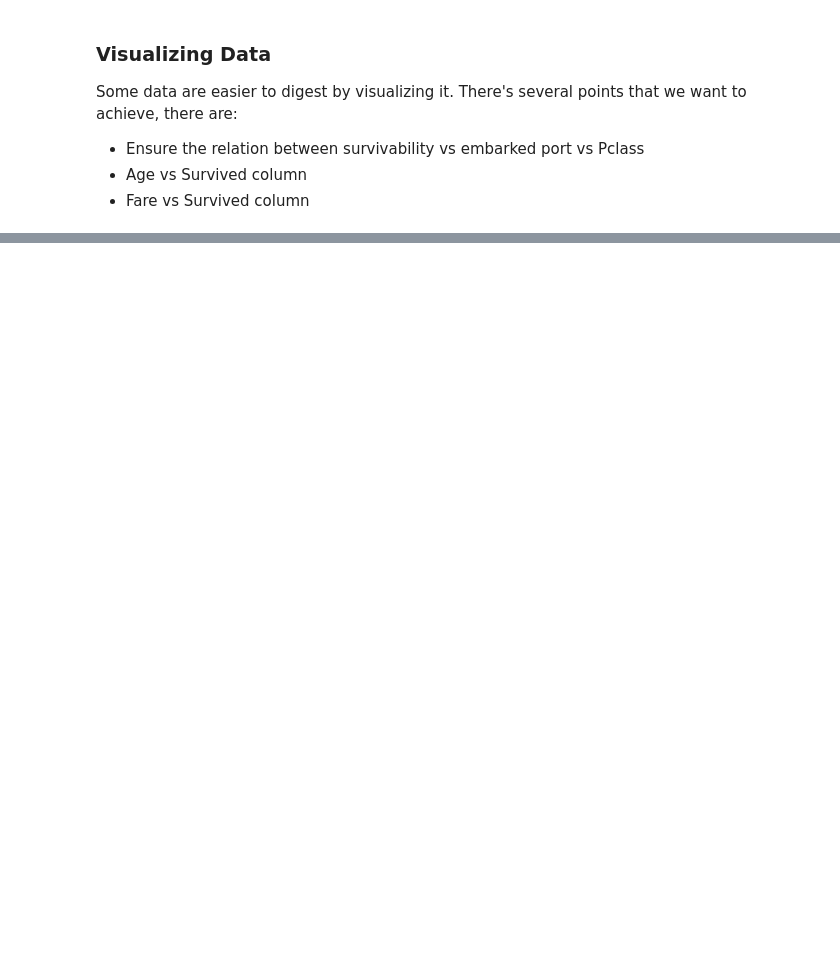
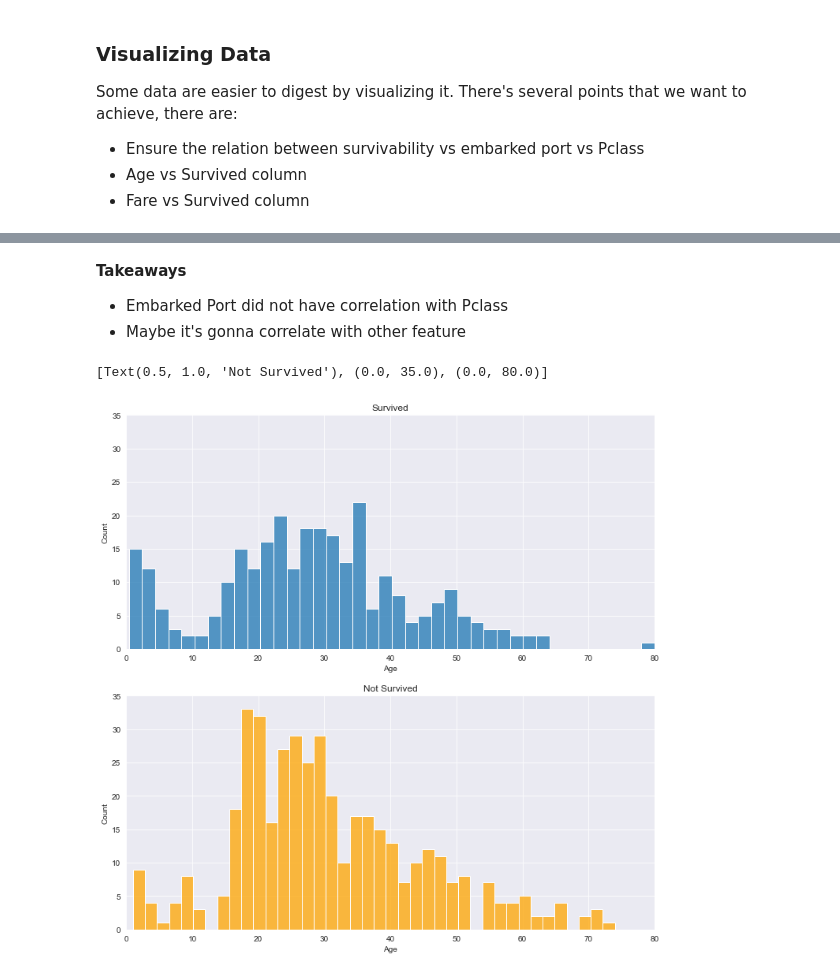
Before and after one commit to ElectricSunset/kaggling, a Jupyter notebook: getting-started/titanic/titanic-explore.ipynb, the cells around one changed output, grey strips where cells are left out. Cells and saved outputs as stored; diff of their text form; code cells hidden in the pictures; blank space fills up the shorter version.

```diff
--- a/getting-started/titanic/titanic-explore.ipynb
+++ b/getting-started/titanic/titanic-explore.ipynb
@@ -261,0 +245,16 @@ TypeError: cannot unpack non-iterable AxesSubplot object
+# %% [markdown]
+**Takeaways**
+- Embarked Port did not have correlation with Pclass
+- Maybe it's gonna correlate with other feature
+# %%
+sns.set_style('darkgrid')
+fig, ax = plt.subplots(2,1, figsize= (12,12))
+
+f1 = sns.histplot(df[df['Survived']==1],x='Age', bins=40, ax=ax[0])
+f1.set(title='Survived', ylim=(0,35), xlim=(0,80))
+
+f2 = sns.histplot(df[df['Survived']==0],x='Age', bins=40, ax=ax[1], color='orange')
+f2.set(title='Not Survived', ylim=(0,35), xlim=(0,80))
+# %% [output]
+[Text(0.5, 1.0, 'Not Survived'), (0.0, 35.0), (0.0, 80.0)]
+[figure, added]
```
Also changed, not shown: parts of 10 cells of this notebook.
